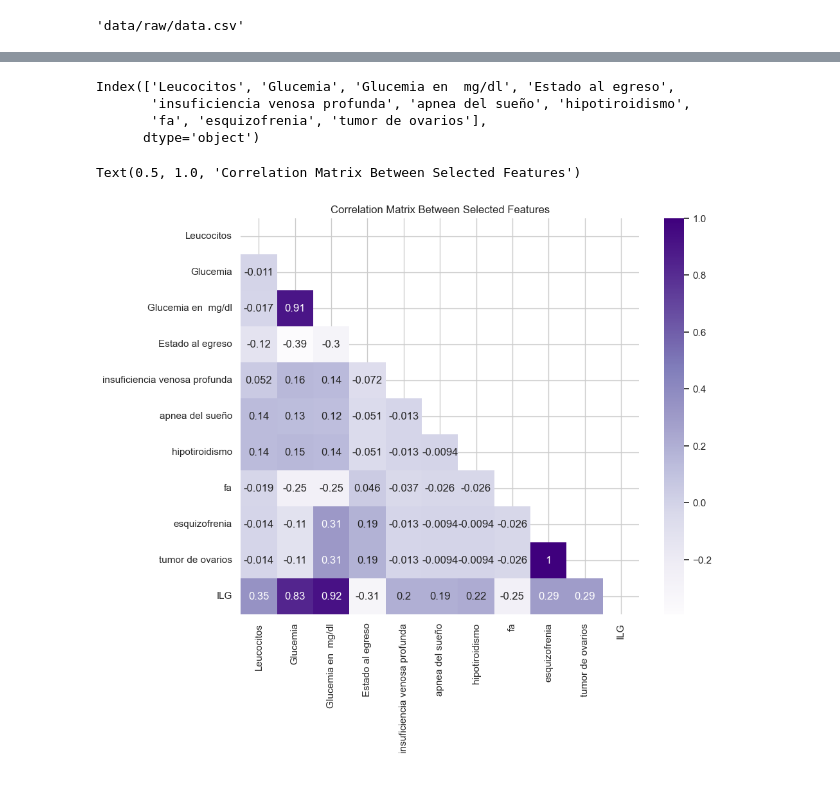
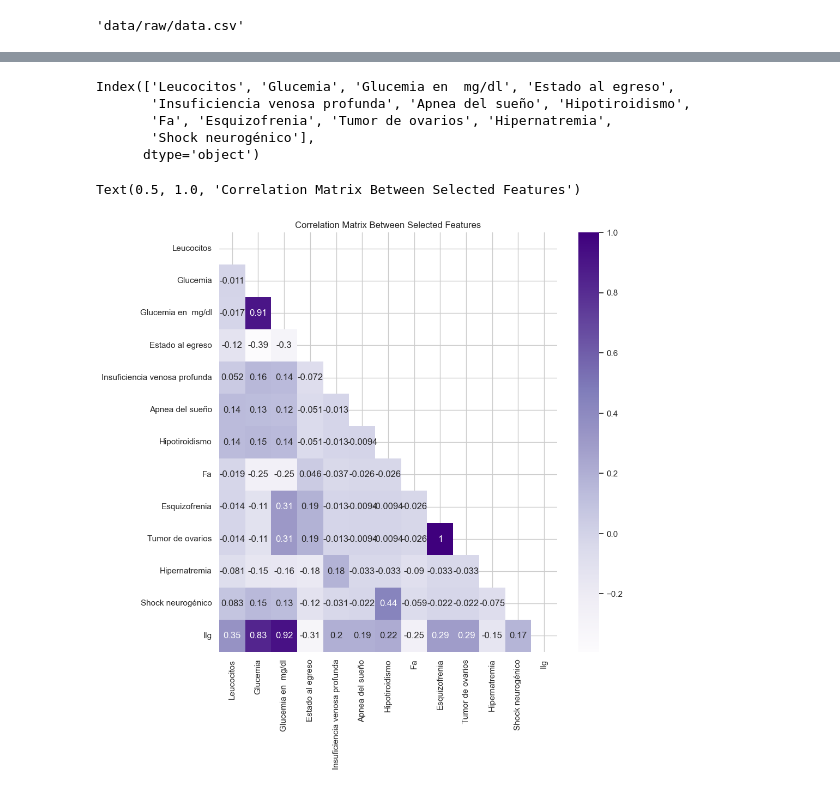
Before and after one commit to serize02/LGI-predictor, a Jupyter notebook: notebooks/eda.ipynb, the cells around one changed output, grey strips where cells are left out. Cells and saved outputs as stored; diff of their text form; code cells hidden in the pictures.

Commit message:
feat: extended-data

```diff
--- a/notebooks/eda.ipynb
+++ b/notebooks/eda.ipynb
@@ -22,2 +19,0 @@ drops = ['Unnamed: 0', 'Complicaciones', 'Diagnóstico', 'EDAD-R']
-# %%
-data.drop(columns=drops, axis=1, inplace=True)
@@ -38,3 +48,0 @@ Index(['Sexo', 'Estado al egreso'], dtype='object')
-# %%
-data['Sexo'] = data['Sexo'].map({'F': 0, 'M': 1})
-data['Estado al egreso'] = data['Estado al egreso'].map({'F': 0, 'V': 1})
@@ -53,9 +49,9 @@ memory usage: 1.8 KB
 # %%
-X, y = data.drop('ILG', axis=1), data['ILG']
+X, y = data.drop('Ilg', axis=1), data['Ilg']
 # %%
 from sklearn.feature_selection import SelectKBest, f_regression
 
-selector = SelectKBest(score_func=f_regression, k=10)
+selector = SelectKBest(score_func=f_regression, k=12)
 
 selector.fit_transform(X, y)
 
@@ -63,8 +59,9 @@ features = X.columns[selector.get_support(indices=True)]
 features
 # %% [output]
 Index(['Leucocitos', 'Glucemia', 'Glucemia en  mg/dl', 'Estado al egreso',
-       'insuficiencia venosa profunda', 'apnea del sueño', 'hipotiroidismo',
-       'fa', 'esquizofrenia', 'tumor de ovarios'],
+       'Insuficiencia venosa profunda', 'Apnea del sueño', 'Hipotiroidismo',
+       'Fa', 'Esquizofrenia', 'Tumor de ovarios', 'Hipernatremia',
+       'Shock neurogénico'],
       dtype='object')
 # %%
 X = X[features]
@@ -72,10 +69,10 @@ X = X[features]
 matrix = X.join(y).corr()
 mask = np.triu(np.ones_like(matrix, dtype=bool))
 # %%
-plt.figure(figsize=(10, 8))
+plt.figure(figsize=(10, 10))
 sns.heatmap(matrix, annot=True, cmap='Purples', mask=mask)
 plt.title('Correlation Matrix Between Selected Features')
 # %% [output]
 Text(0.5, 1.0, 'Correlation Matrix Between Selected Features')
-[figure, old version]
+[figure, new version]
 # %%
```
Also changed, not shown: parts of 8 cells of this notebook, 5 other files.
